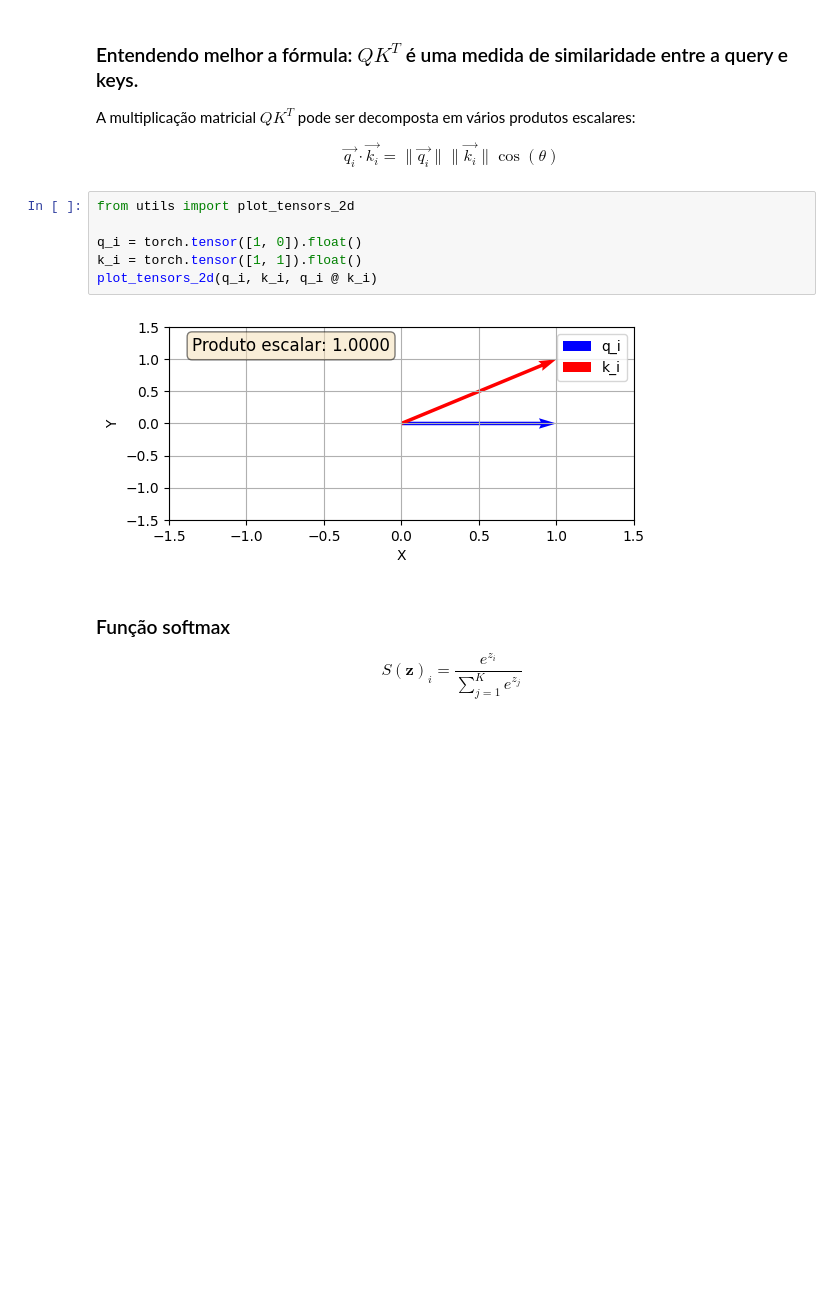
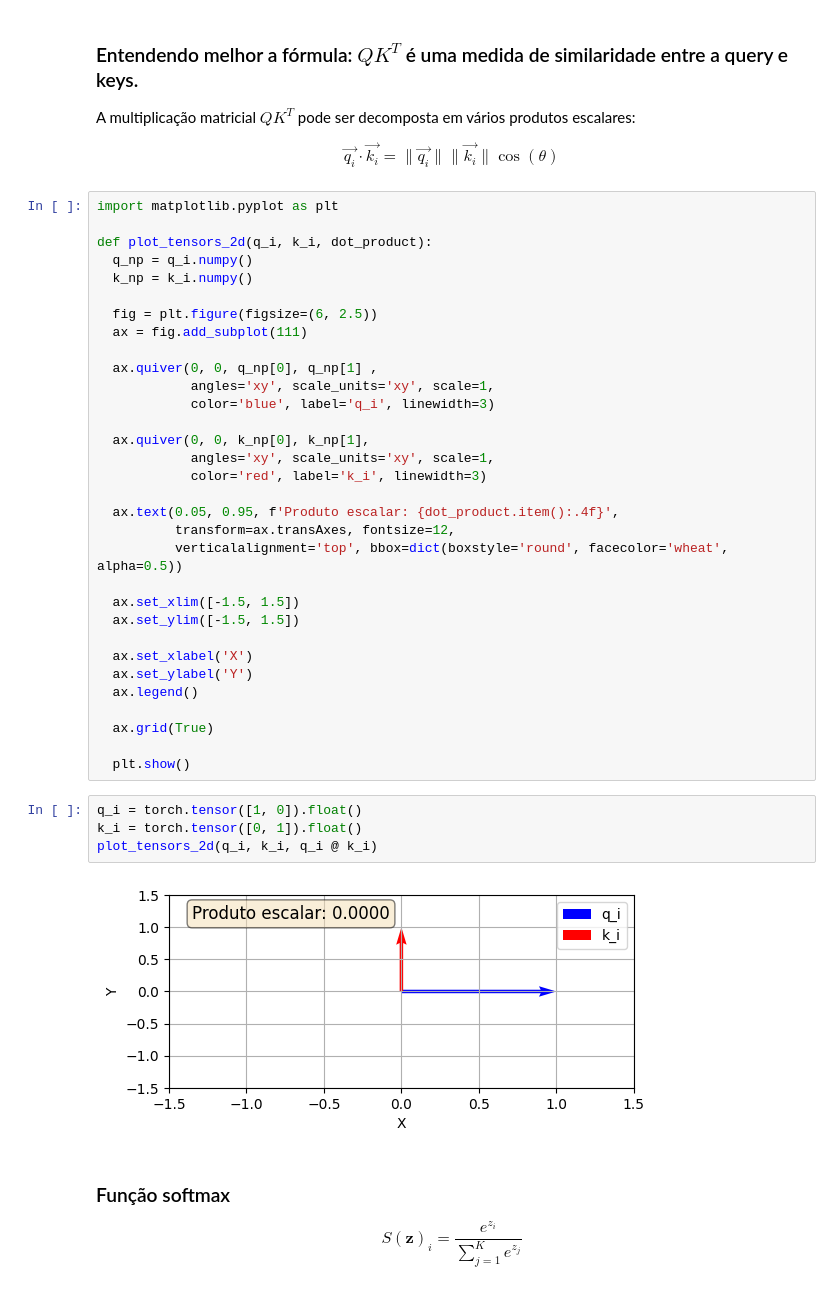
Before and after one commit to peuBouzon/workshop-transformers, a Jupyter notebook: blocks/1-attention.ipynb, the cells around one changed output. Saved outputs shown, nothing was run; the diff lists cells and outputs as text; blank space fills up the shorter version.

```diff
--- a/blocks/1-attention.ipynb
+++ b/blocks/1-attention.ipynb
@@ -135,14 +135,44 @@ A multiplicação matricial $QK^T$ pode ser decomposta em vários produtos escal
 $$
 \vec{q_i} \cdot \vec{k_i} = \|\vec{q_i}\| \|\vec{k_i}\| \cos(\theta)
 $$
+# %%
+import matplotlib.pyplot as plt
+
+def plot_tensors_2d(q_i, k_i, dot_product):
+  q_np = q_i.numpy()
+  k_np = k_i.numpy()
+
+  fig = plt.figure(figsize=(6, 2.5))
+  ax = fig.add_subplot(111)
+
+  ax.quiver(0, 0, q_np[0], q_np[1] ,
+            angles='xy', scale_units='xy', scale=1,
+            color='blue', label='q_i', linewidth=3)
+
+  ax.quiver(0, 0, k_np[0], k_np[1],
+            angles='xy', scale_units='xy', scale=1,
+            color='red', label='k_i', linewidth=3)
+
+  ax.text(0.05, 0.95, f'Produto escalar: {dot_product.item():.4f}',
+          transform=ax.transAxes, fontsize=12,
+          verticalalignment='top', bbox=dict(boxstyle='round', facecolor='wheat', alpha=0.5))
+
+  ax.set_xlim([-1.5, 1.5])
+  ax.set_ylim([-1.5, 1.5])
+
+  ax.set_xlabel('X')
+  ax.set_ylabel('Y')
+  ax.legend()
+
+  ax.grid(True)
+
+  plt.show()
 # %%
-from utils import plot_tensors_2d
-
 q_i = torch.tensor([1, 0]).float()
-k_i = torch.tensor([1, 1]).float()
+k_i = torch.tensor([0, 1]).float()
 plot_tensors_2d(q_i, k_i, q_i @ k_i)
 # %% [output]
-[figure, old version]
+[figure, new version]
 # %% [markdown]
 ### Função softmax
 
```
Also changed, not shown: parts of 15 cells of this notebook, 3 other files.
